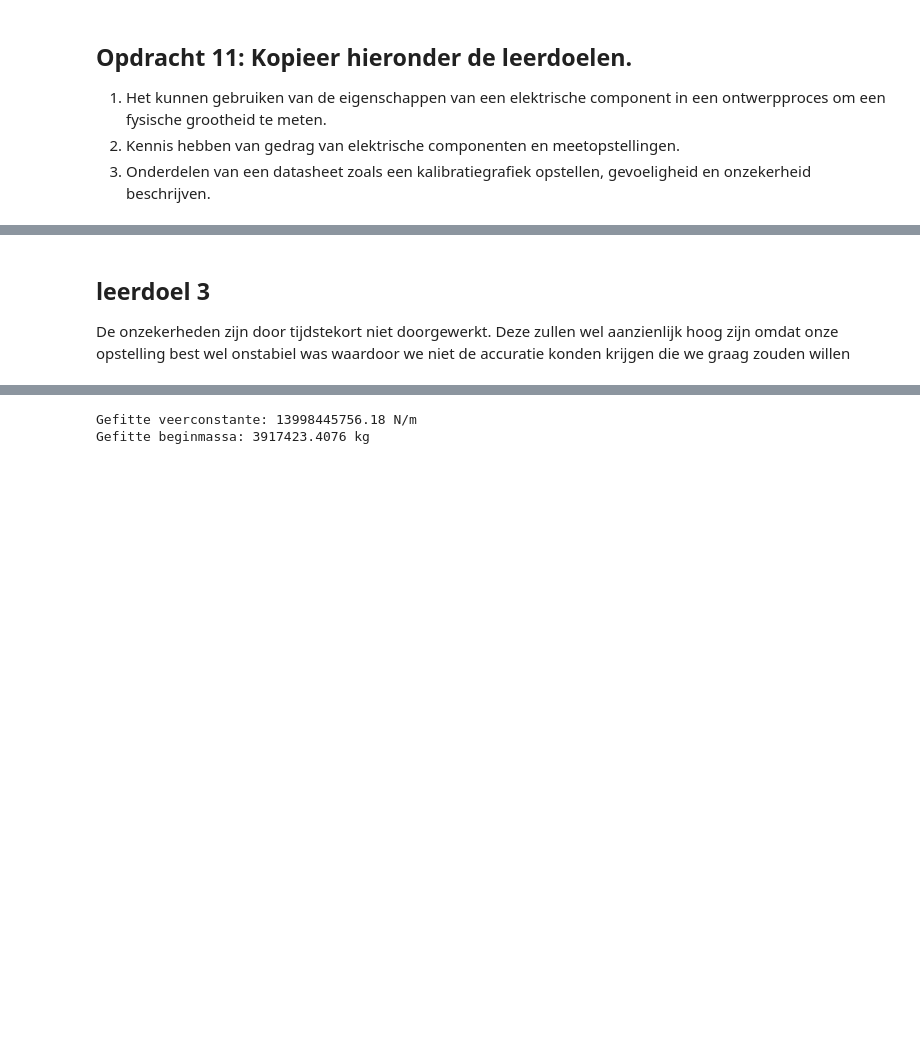
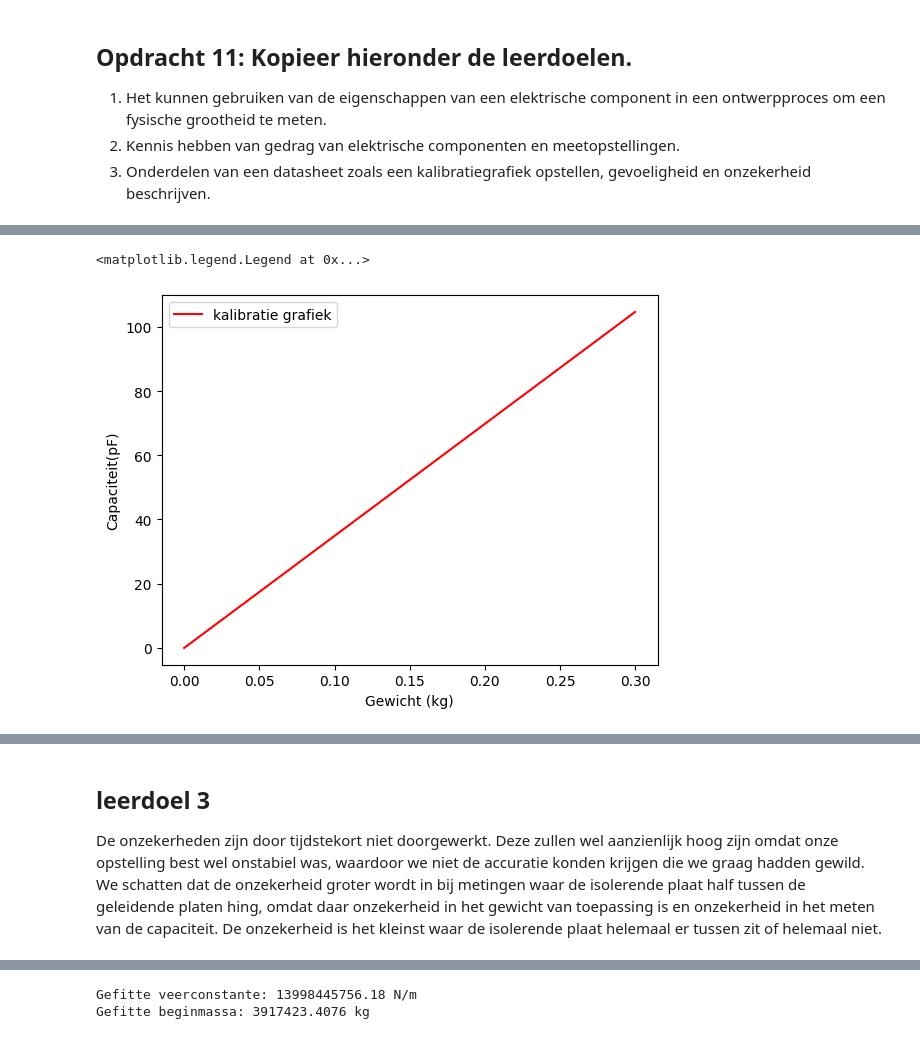
Before and after one commit to Rune-TuDelft/opdrachten-DEF-D, a Jupyter notebook: FysiekeOntwerpopdrachten/2OntwerpEenSensorCondensator/DEFOntwerpopdracht2OntwerpEenSensorInvulTemplate.ipynb, the cells around one changed output, grey strips where cells are left out. Saved outputs shown, nothing was run; the diff lists cells and outputs as text; code cells hidden in the pictures; blank space fills up the shorter version.

```diff
--- a/FysiekeOntwerpopdrachten/2OntwerpEenSensorCondensator/DEFOntwerpopdracht2OntwerpEenSensorInvulTemplate.ipynb
+++ b/FysiekeOntwerpopdrachten/2OntwerpEenSensorCondensator/DEFOntwerpopdracht2OntwerpEenSensorInvulTemplate.ipynb
@@ -317,6 +317,70 @@ Uiteindelijk hebben we alsnog succesvol een omrekening van capiciteit naar gewic
 ![uitgewerkte schets](schetsfinalopstelling.jpeg)
 
 Hier is het voor- en zij aanzicht te zien van de sensor die we gaan bouwen. Het idee is dat doordat de isolerende plaat door een gewicht naar beneden en boven kan bewegen, zodat de permitiviteit $\epsilon_r$ en dus ook de capaciteit verandert. Zo is het mogelijk om een relatie tussen de capaciteit en het gewicht te vinden. Het wordt dus een weegschaal waarbij we de waarde van $\epsilon_r$ met de sensor meten.
+# %%
+# Plot hier je gemeten kalibratiegrafiek en plot in dezelfde figuur ook je verwachte ontwerpgrafiek.
+
+
+g = 9.812
+epsilon_plaat = 15.33
+epsilon_0 = 8.854*1e-12
+epsilon_lucht = 1.00056
+m_waardes_voor_plot = np.linspace(0, 300*1e-3, 100)
+gefitte_veerconstante = 224.27
+breedte_plaat = 0.1
+A = 1e-2
+d = 1.7e-3
+
+cap = capaciteit(e_r, 0.01, 0.001)
+gewicht =  func_gewicht(u, Cv)
+
+
+#def C_theorie(m, veerconstante):
+#    u = ((m) * g)/(-veerconstante)
+#    C = epsilon_0 * (10 * u * epsilon_lucht + (1-(10 * u * epsilon_plaat))) * (A / d) / 10
+#    return C
+
+#def kalibratie(m, veerconstante):
+#    u = ((m) * g)/(-veerconstante)
+#    Cplaat = epsilon_0 * epsilon_plaat * (breedte_plaat * -(u))/d
+#    Clucht = epsilon_0 * epsilon_lucht * (breedte_plaat * -(0.1+u))
+#    while u < 0.1:
+#        return Cplaat + Clucht
+#    while u >= 0.1:
+#        return epsilon_0 * epsilon_lucht * (A/d)
+
+def uitweiking(m, veerconstante):
+    u = ((m) * g)/(-veerconstante)
+    return u
+
+def cap_met_twee(u):
+    Cplaat = epsilon_0 * epsilon_plaat * (breedte_plaat * -(u))/d
+    Clucht = epsilon_0 * epsilon_lucht * (breedte_plaat * -(0.1+u))
+    return Cplaat + Clucht
+
+def cap_met_een(u):
+    return epsilon_0 * epsilon_lucht * (A+(u*0)/d)
+
+u_waardes = uitweiking(m_waardes_voor_plot, gefitte_veerconstante)
+kalibratie = np.zeros(len(m_waardes_voor_plot))
+for i in range(len(u_waardes)):
+    if u_waardes[i] < 0.1:
+        kalibratie[i] = cap_met_twee(u_waardes[i])
+    if u_waardes[i] >= 0.1:
+        kalibratie[i] = cap_met_een(u_waardes[i])
+
+plt.figure()
+plt.plot(m_waardes_voor_plot, kalibratie*1e12,
+         'r-', label = 'kalibratie grafiek')
+#plt.plot (cap, gewicht, 'b--', label = 'Theoretische meetpunten')
+plt.ylabel('Capaciteit(pF)')
+plt.xlabel('Gewicht (kg)')
+#plt.ylim(0,130)
+#plt.xlim(0,0.3)
+plt.legend()
+# %% [output]
+<matplotlib.legend.Legend at 0x...>
+[figure, added]
 # %% [markdown]
 ## leerdoel 2
 
@@ -329,4 +393,4 @@ Hier is het voor- en zij aanzicht te zien van de sensor die we gaan bouwen. Het
 ![foto sensor](finalOpstelling.jpeg)
 # %% [markdown]
 ## leerdoel 3
-De onzekerheden zijn door tijdstekort niet doorgewerkt. Deze zullen wel aanzienlijk hoog zijn omdat onze opstelling best wel onstabiel was waardoor we niet de accuratie konden krijgen die we graag zouden willen
+De onzekerheden zijn door tijdstekort niet doorgewerkt. Deze zullen wel aanzienlijk hoog zijn omdat onze opstelling best wel onstabiel was, waardoor we niet de accuratie konden krijgen die we graag hadden gewild. We schatten dat de onzekerheid groter wordt in bij metingen waar de isolerende plaat half tussen de geleidende platen hing, omdat daar onzekerheid in het gewicht van toepassing is en onzekerheid in het meten van de capaciteit. De onzekerheid is het kleinst waar de isolerende plaat helemaal er tussen zit of helemaal niet.
```
Also changed, not shown: parts of 3 cells of this notebook.
